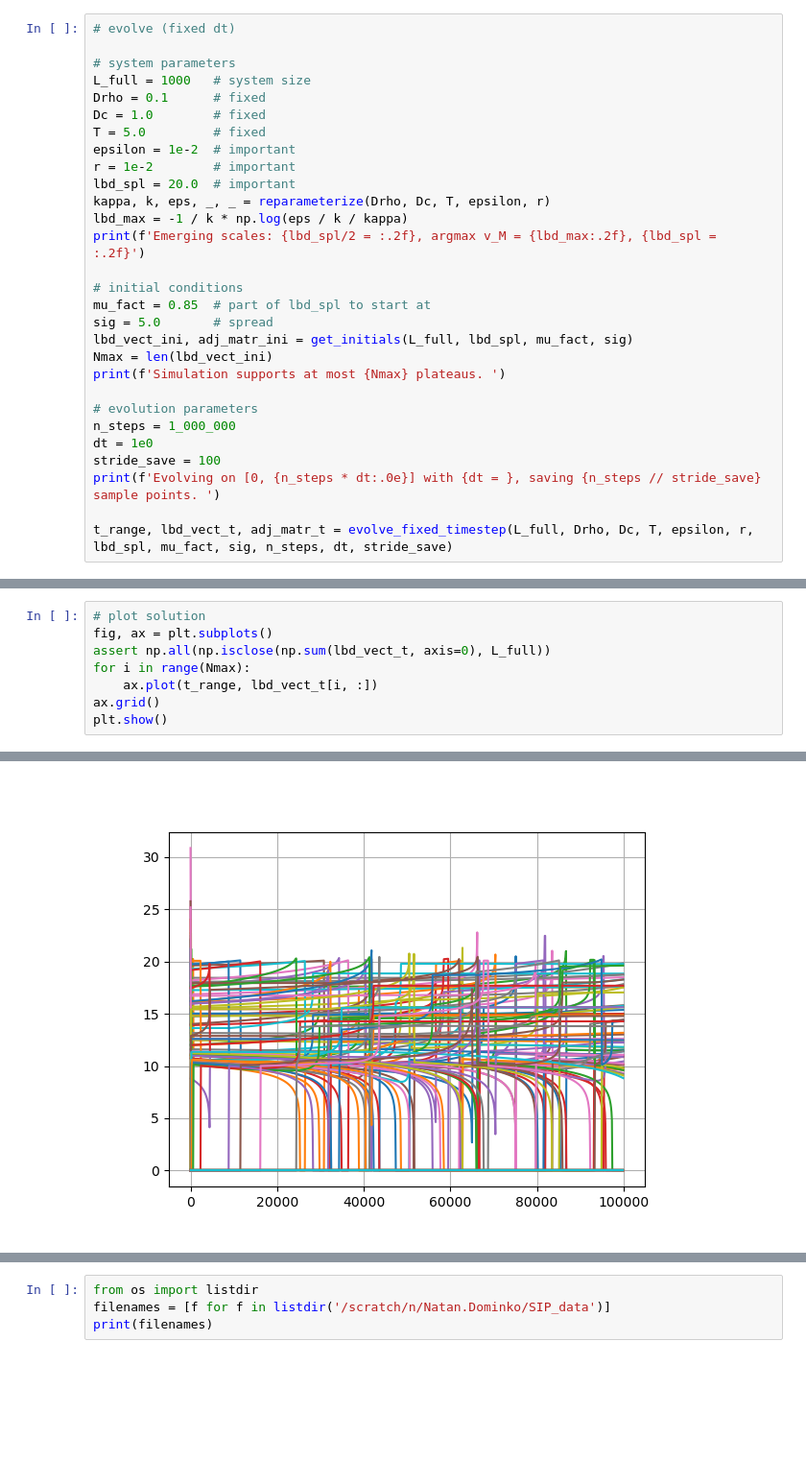
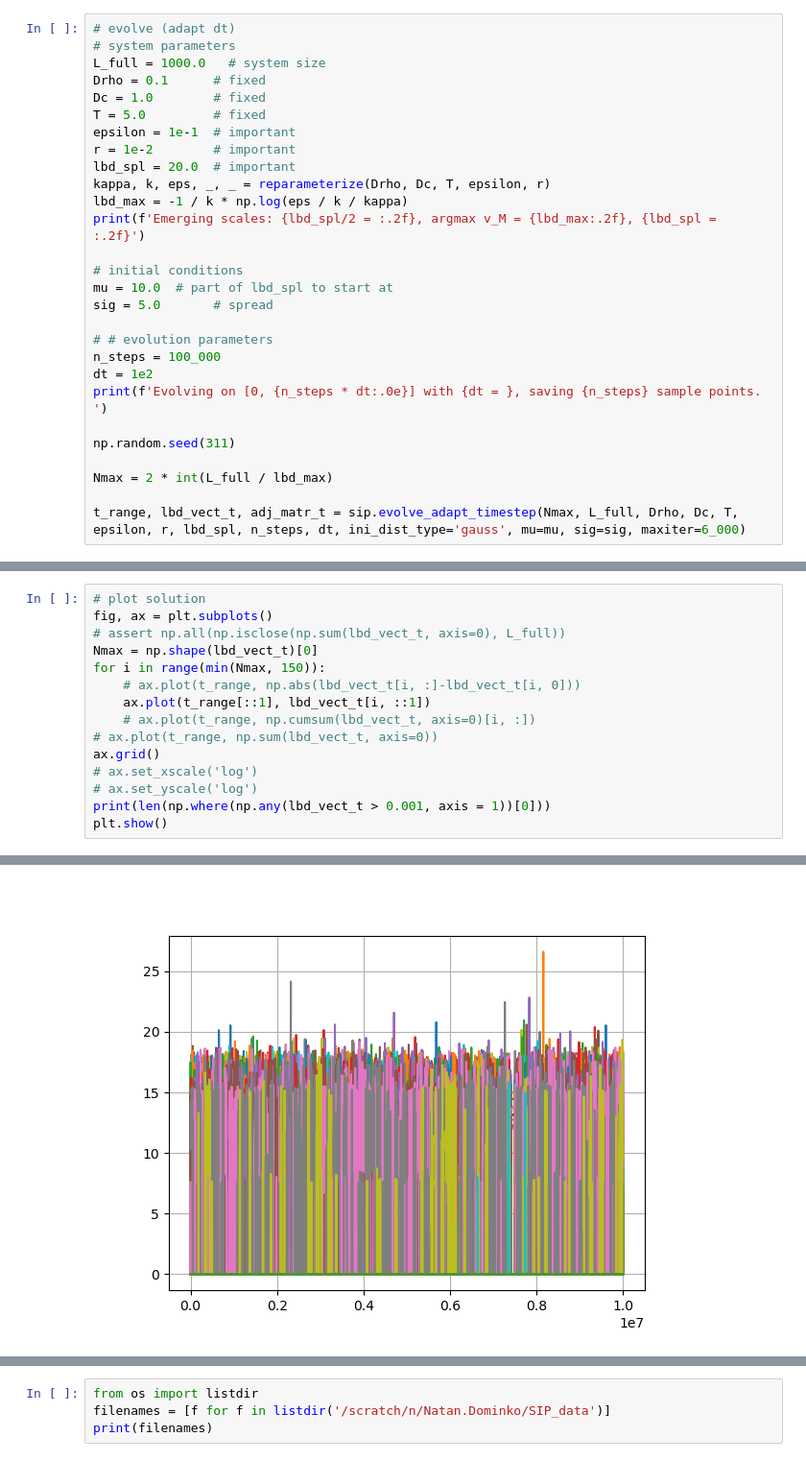
Before and after one commit to dknatan/KS_data_analysis, a Jupyter notebook: peaks_analysis/interacting_stoch_particles.ipynb, the cells around one changed output, grey strips where cells are left out. Shown at 96% size. Cells and saved outputs as stored; diff of their text form; blank space fills up the shorter version.

```diff
--- a/peaks_analysis/interacting_stoch_particles.ipynb
+++ b/peaks_analysis/interacting_stoch_particles.ipynb
@@ -225,12 +8,11 @@ NameError: name 'get_initials' is not defined
 # %%
-# evolve (fixed dt)
-
+# evolve (adapt dt)
 # system parameters
-L_full = 1000   # system size
+L_full = 1000.0   # system size
 Drho = 0.1      # fixed
 Dc = 1.0        # fixed
 T = 5.0         # fixed
-epsilon = 1e-2  # important
+epsilon = 1e-1  # important
 r = 1e-2        # important
 lbd_spl = 20.0  # important
 kappa, k, eps, _, _ = reparameterize(Drho, Dc, T, epsilon, r)
@@ -238,17 +20,17 @@ lbd_max = -1 / k * np.log(eps / k / kappa)
 print(f'Emerging scales: {lbd_spl/2 = :.2f}, argmax v_M = {lbd_max:.2f}, {lbd_spl = :.2f}')
 
 # initial conditions
-mu_fact = 0.85  # part of lbd_spl to start at
+mu = 10.0  # part of lbd_spl to start at
 sig = 5.0       # spread
-lbd_vect_ini, adj_matr_ini = get_initials(L_full, lbd_spl, mu_fact, sig)
-Nmax = len(lbd_vect_ini)
-print(f'Simulation supports at most {Nmax} plateaus. ')
 
-# evolution parameters
-n_steps = 1_000_000
-dt = 1e0
-stride_save = 100
-print(f'Evolving on [0, {n_steps * dt:.0e}] with {dt = }, saving {n_steps // stride_save} sample points. ')
+# # evolution parameters
+n_steps = 100_000
+dt = 1e2
+print(f'Evolving on [0, {n_steps * dt:.0e}] with {dt = }, saving {n_steps} sample points. ')
 
-t_range, lbd_vect_t, adj_matr_t = evolve_fixed_timestep(L_full, Drho, Dc, T, epsilon, r, lbd_spl, mu_fact, sig, n_steps, dt, stride_save)
+np.random.seed(311)
+
+Nmax = 2 * int(L_full / lbd_max)
+
+t_range, lbd_vect_t, adj_matr_t = sip.evolve_adapt_timestep(Nmax, L_full, Drho, Dc, T, epsilon, r, lbd_spl, n_steps, dt, ini_dist_type='gauss', mu=mu, sig=sig, maxiter=6_000)
 # %% [output]
@@ -258,9 +40,16 @@ Evolving on [0, 1e+06] with dt = 1.0, saving 10000 sample points.
 # %%
 # plot solution
 fig, ax = plt.subplots()
-assert np.all(np.isclose(np.sum(lbd_vect_t, axis=0), L_full))
-for i in range(Nmax):
-    ax.plot(t_range, lbd_vect_t[i, :])
+# assert np.all(np.isclose(np.sum(lbd_vect_t, axis=0), L_full))
+Nmax = np.shape(lbd_vect_t)[0]
+for i in range(min(Nmax, 150)):
+    # ax.plot(t_range, np.abs(lbd_vect_t[i, :]-lbd_vect_t[i, 0]))
+    ax.plot(t_range[::1], lbd_vect_t[i, ::1])
+    # ax.plot(t_range, np.cumsum(lbd_vect_t, axis=0)[i, :])
+# ax.plot(t_range, np.sum(lbd_vect_t, axis=0))
 ax.grid()
+# ax.set_xscale('log')
+# ax.set_yscale('log')
+print(len(np.where(np.any(lbd_vect_t > 0.001, axis = 1))[0]))
 plt.show()
 # %% [output]
@@ -267,2 +57,2 @@ plt.show()
-[figure, old version]
+[figure, new version]
 # %%
```
Also changed, not shown: parts of 57 cells of this notebook.
